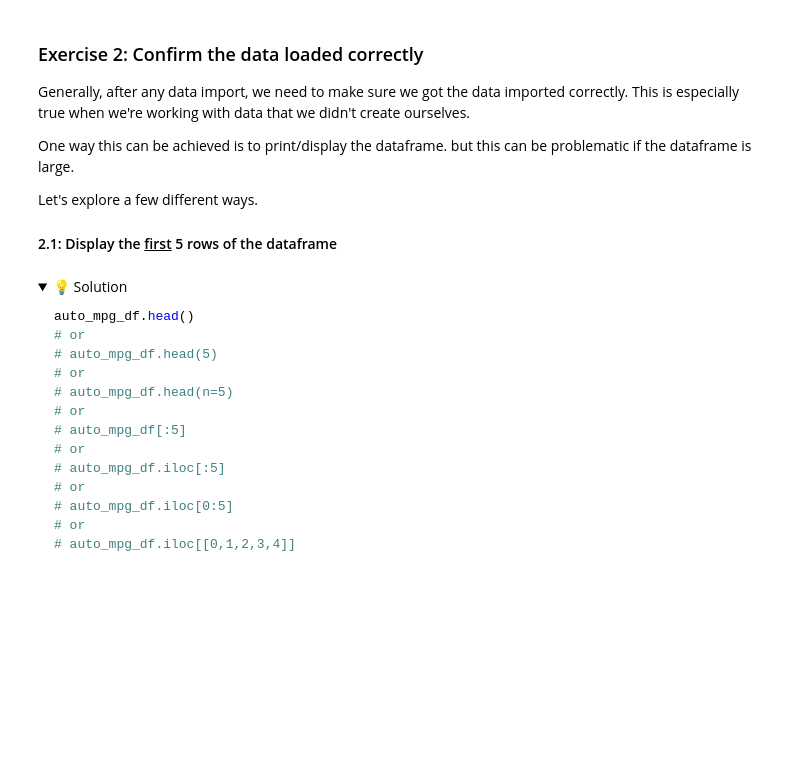
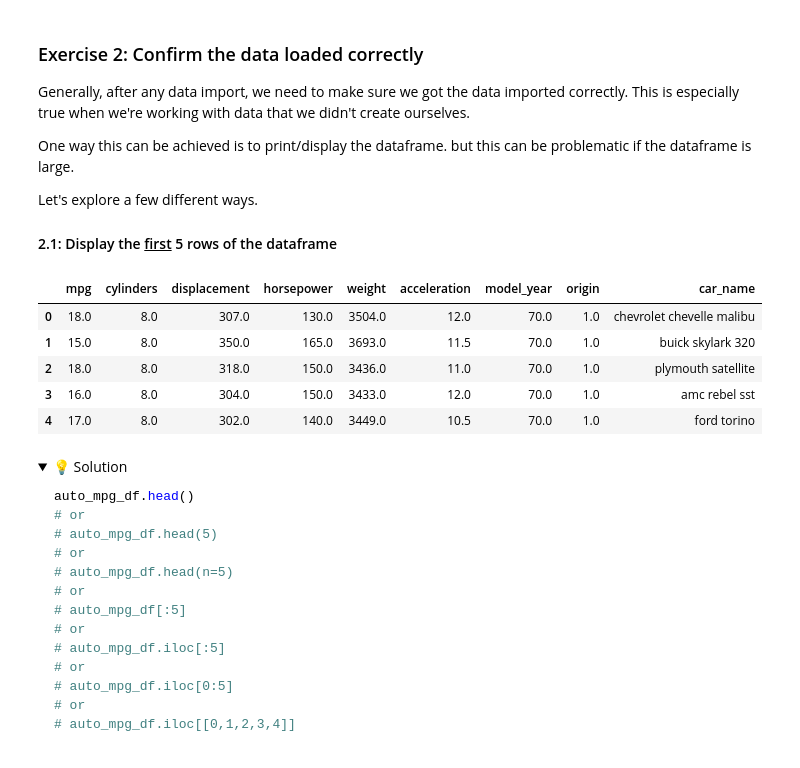
Before and after one commit to IT4063-Spring2025/exploratory-data-analysis-grandhvj, a Jupyter notebook: notebook.ipynb, the cells around one changed output. Saved outputs shown, nothing was run; the diff lists cells and outputs as text; code cells hidden in the pictures; folded sections open; blank space fills up the shorter version.

```diff
--- a/notebook.ipynb
+++ b/notebook.ipynb
@@ -66,6 +66,8 @@ You've had plenty of exercise in doing this. Load the dataset into a pandas data
 The dataset is available in the `data/auto-mpg.data` file. Check the file to determine the delimiter and/or the appropriate pandas method to use to load the data.
 
 Make sure you name the variable `auto_mpg_df` and that you use the appropriate pandas method to load the data.
+# %%
+auto_mpg_df = pd.read_table('./data/auto-mpg/auto-mpg.data', sep="\t")
 # %% [markdown]
 <details>
   <summary>💡 Solution</summary>
@@ -83,6 +85,27 @@ One way this can be achieved is to print/display the dataframe. but this can be
 Let's explore a few different ways.
 
 #### 2.1: Display the <u>first</u> 5 rows of the dataframe
+# %%
+auto_mpg_df.head()
+  # or
+  # auto_mpg_df.head(5)
+  # or
+  # auto_mpg_df.head(n=5)
+  # or
+  # auto_mpg_df[:5]
+  # or
+  # auto_mpg_df.iloc[:5]
+  # or
+  # auto_mpg_df.iloc[0:5]
+  # or
+  # auto_mpg_df.iloc[[0,1,2,3,4]]
+# %% [output]
+|  | mpg | cylinders | displacement | horsepower | weight | acceleration | model_year | origin | car_name |
+| 0 | 18.0 | 8.0 | 307.0 | 130.0 | 3504.0 | 12.0 | 70.0 | 1.0 | chevrolet chevelle malibu |
+| 1 | 15.0 | 8.0 | 350.0 | 165.0 | 3693.0 | 11.5 | 70.0 | 1.0 | buick skylark 320 |
+| 2 | 18.0 | 8.0 | 318.0 | 150.0 | 3436.0 | 11.0 | 70.0 | 1.0 | plymouth satellite |
+| 3 | 16.0 | 8.0 | 304.0 | 150.0 | 3433.0 | 12.0 | 70.0 | 1.0 | amc rebel sst |
+| 4 | 17.0 | 8.0 | 302.0 | 140.0 | 3449.0 | 10.5 | 70.0 | 1.0 | ford torino |
 # %% [markdown]
 <details>
   <summary>💡 Solution</summary>
```
Also changed, not shown: parts of 2 cells of this notebook.
